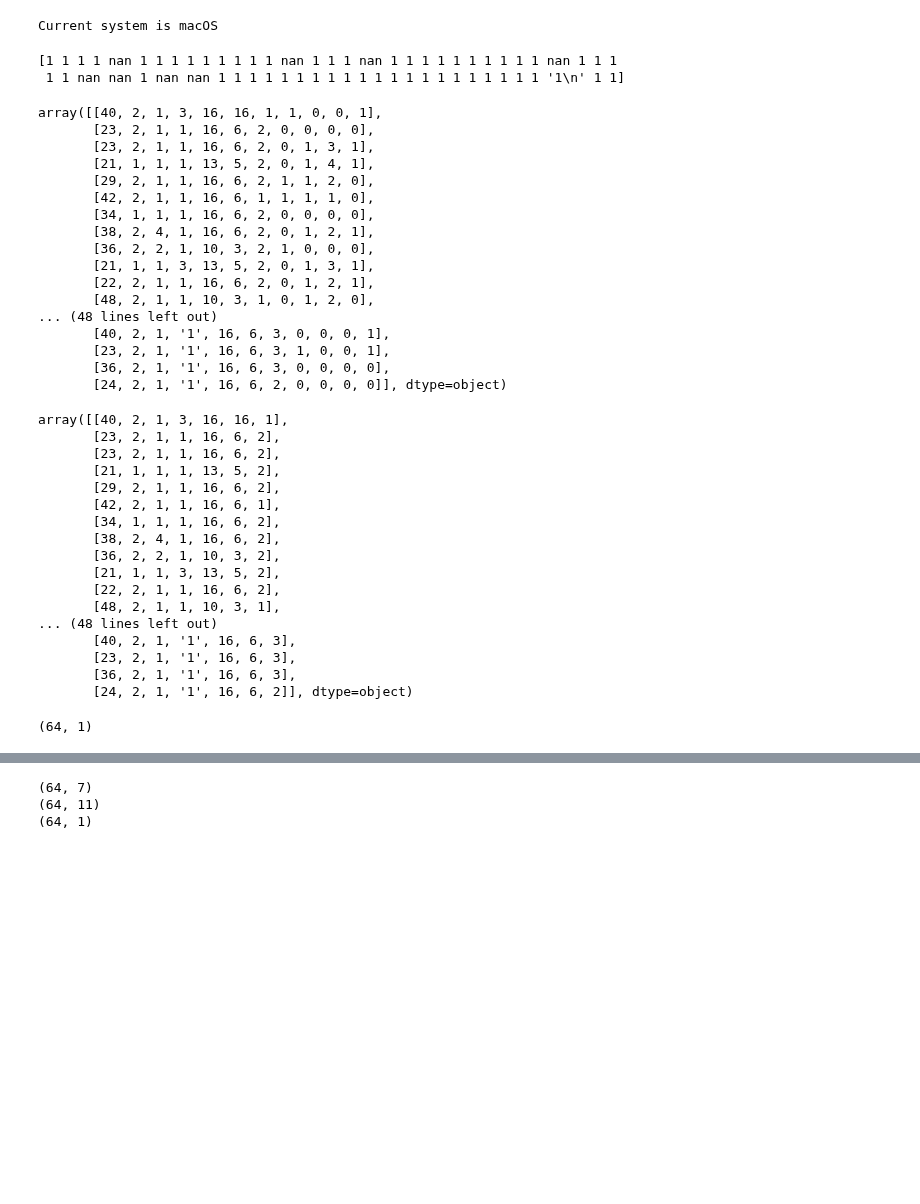
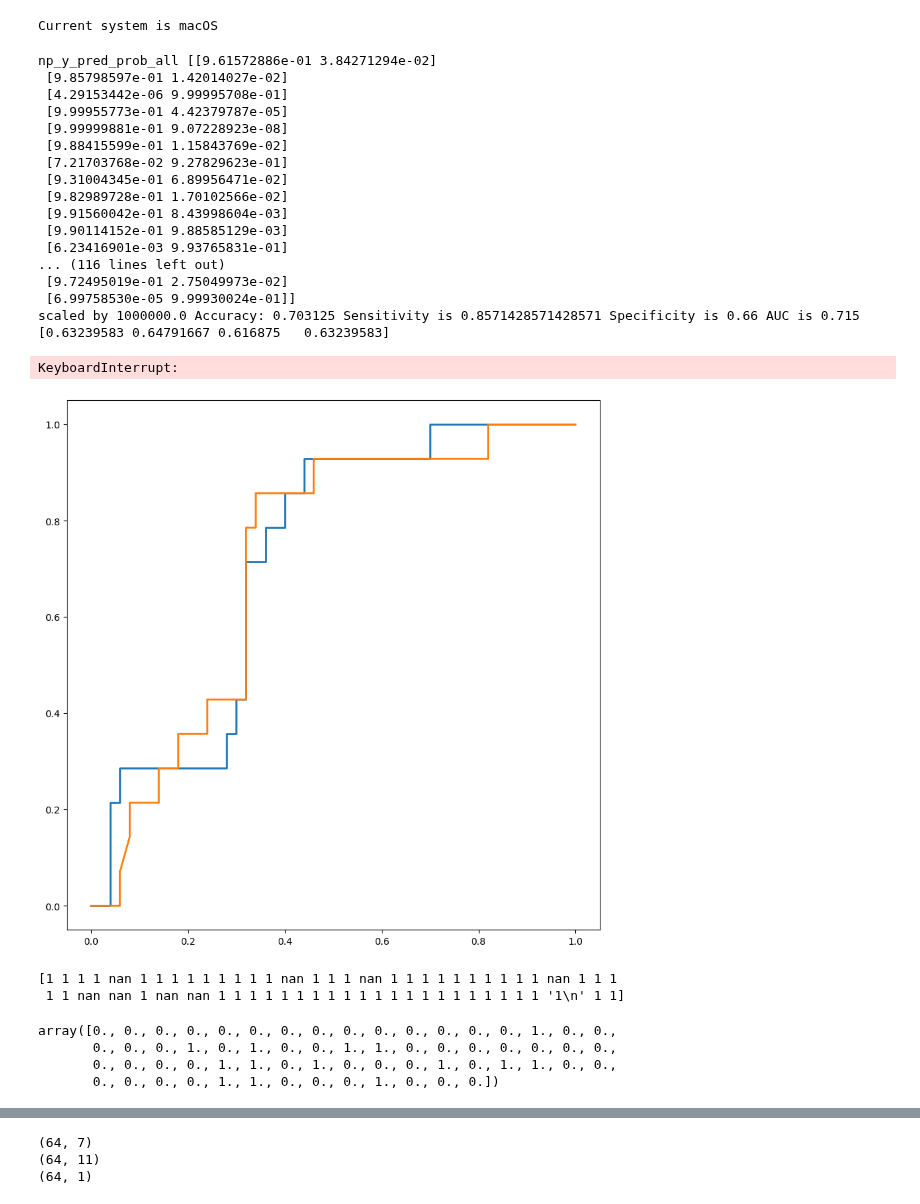
Before and after one commit to jinyuanwong/fnirs-treatment-response-prediction, a Jupyter notebook: scripts/fusion_model/fusion_main.ipynb, the cells around one changed output, grey strips where cells are left out. Drawn from its saved outputs; the diff is of its cells as text; code cells hidden in the pictures; blank space fills up the shorter version.

```diff
--- a/scripts/fusion_model/fusion_main.ipynb
+++ b/scripts/fusion_model/fusion_main.ipynb
@@ -23,2 +214,26 @@ demographic_data = np.load(fold_path + '/demografic_data.npy', allow_pickle=True
 # %% [output]
 Current system is macOS
+# %%
+# for i in range(pro_pyschiatry.shape[1]):
+X_data = np.concatenate((pro_pyschiatry[:,:9], pro_demographic, fnirs_feature), axis=1)
+acc = train_xgboost_shuffle_feature(X_data, Y, num_shuffle=10, title=f"Treatment Response Prediction (fNIRS + demographic and psychiatric feature) ", is_plotting_avg_auc=True)
+# %% [output]
+np_y_pred_prob_all [[9.61572886e-01 3.84271294e-02]
+ [9.85798597e-01 1.42014027e-02]
+ [4.29153442e-06 9.99995708e-01]
+ [9.99955773e-01 4.42379787e-05]
+ [9.99999881e-01 9.07228923e-08]
+ [9.88415599e-01 1.15843769e-02]
+ [7.21703768e-02 9.27829623e-01]
+ [9.31004345e-01 6.89956471e-02]
+ [9.82989728e-01 1.70102566e-02]
+ [9.91560042e-01 8.43998604e-03]
+ [9.90114152e-01 9.88585129e-03]
+ [6.23416901e-03 9.93765831e-01]
+... (116 lines left out)
+ [9.72495019e-01 2.75049973e-02]
+ [6.99758530e-05 9.99930024e-01]]
+scaled by 1000000.0 Accuracy: 0.703125 Sensitivity is 0.8571428571428571 Specificity is 0.66 AUC is 0.715
+[0.63239583 0.64791667 0.616875   0.63239583]
+KeyboardInterrupt:
+[figure, added]
@@ -60,46 +280,6 @@ demographic = read_demographic(fold_path)
 # %% [output]
 [1 1 1 1 nan 1 1 1 1 1 1 1 1 1 nan 1 1 1 nan 1 1 1 1 1 1 1 1 1 1 nan 1 1 1
  1 1 nan nan 1 nan nan 1 1 1 1 1 1 1 1 1 1 1 1 1 1 1 1 1 1 1 1 1 '1\n' 1 1]
-# %%
-demographic_data
-# %% [output]
-array([[40, 2, 1, 3, 16, 16, 1, 1, 0, 0, 1],
-       [23, 2, 1, 1, 16, 6, 2, 0, 0, 0, 0],
-       [23, 2, 1, 1, 16, 6, 2, 0, 1, 3, 1],
-       [21, 1, 1, 1, 13, 5, 2, 0, 1, 4, 1],
-       [29, 2, 1, 1, 16, 6, 2, 1, 1, 2, 0],
-       [42, 2, 1, 1, 16, 6, 1, 1, 1, 1, 0],
-       [34, 1, 1, 1, 16, 6, 2, 0, 0, 0, 0],
-       [38, 2, 4, 1, 16, 6, 2, 0, 1, 2, 1],
-       [36, 2, 2, 1, 10, 3, 2, 1, 0, 0, 0],
-       [21, 1, 1, 3, 13, 5, 2, 0, 1, 3, 1],
-       [22, 2, 1, 1, 16, 6, 2, 0, 1, 2, 1],
-       [48, 2, 1, 1, 10, 3, 1, 0, 1, 2, 0],
-... (48 lines left out)
-       [40, 2, 1, '1', 16, 6, 3, 0, 0, 0, 1],
-       [23, 2, 1, '1', 16, 6, 3, 1, 0, 0, 1],
-       [36, 2, 1, '1', 16, 6, 3, 0, 0, 0, 0],
-       [24, 2, 1, '1', 16, 6, 2, 0, 0, 0, 0]], dtype=object)
-# %%
-demographic
-# %% [output]
-array([[40, 2, 1, 3, 16, 16, 1],
-       [23, 2, 1, 1, 16, 6, 2],
-       [23, 2, 1, 1, 16, 6, 2],
-       [21, 1, 1, 1, 13, 5, 2],
-       [29, 2, 1, 1, 16, 6, 2],
-       [42, 2, 1, 1, 16, 6, 1],
-       [34, 1, 1, 1, 16, 6, 2],
-       [38, 2, 4, 1, 16, 6, 2],
-       [36, 2, 2, 1, 10, 3, 2],
-       [21, 1, 1, 3, 13, 5, 2],
-       [22, 2, 1, 1, 16, 6, 2],
-       [48, 2, 1, 1, 10, 3, 1],
-... (48 lines left out)
-       [40, 2, 1, '1', 16, 6, 3],
-       [23, 2, 1, '1', 16, 6, 3],
-       [36, 2, 1, '1', 16, 6, 3],
-       [24, 2, 1, '1', 16, 6, 2]], dtype=object)
 # %%
 K_FOLD = 5
 
@@ -117,7 +297,12 @@ for path in [fnirs_feature_path_1, fnirs_feature_path_2, fnirs_feature_path_4]:
     fnirs_prediction_all.append(fnirs_feature)
 
 fnirs_prediction_all = np.concatenate(fnirs_prediction_all, axis=1)
-fnirs_prediction_all = fnirs_prediction_all[:, -1:]
-print(fnirs_prediction_all.shape)
+# fnirs_prediction_all = fnirs_prediction_all[:, -1:]
+# print(fnirs_prediction_all.shape)
-# %% [output]
-(64, 1)
+# %%
+Y
+# %% [output]
+array([0., 0., 0., 0., 0., 0., 0., 0., 0., 0., 0., 0., 0., 0., 1., 0., 0.,
+       0., 0., 0., 1., 0., 1., 0., 0., 1., 1., 0., 0., 0., 0., 0., 0., 0.,
+       0., 0., 0., 0., 1., 1., 0., 1., 0., 0., 0., 1., 0., 1., 1., 0., 0.,
+       0., 0., 0., 0., 1., 1., 0., 0., 0., 1., 0., 0., 0.])
```
Also changed, not shown: parts of 18 cells of this notebook, 4 other files.
